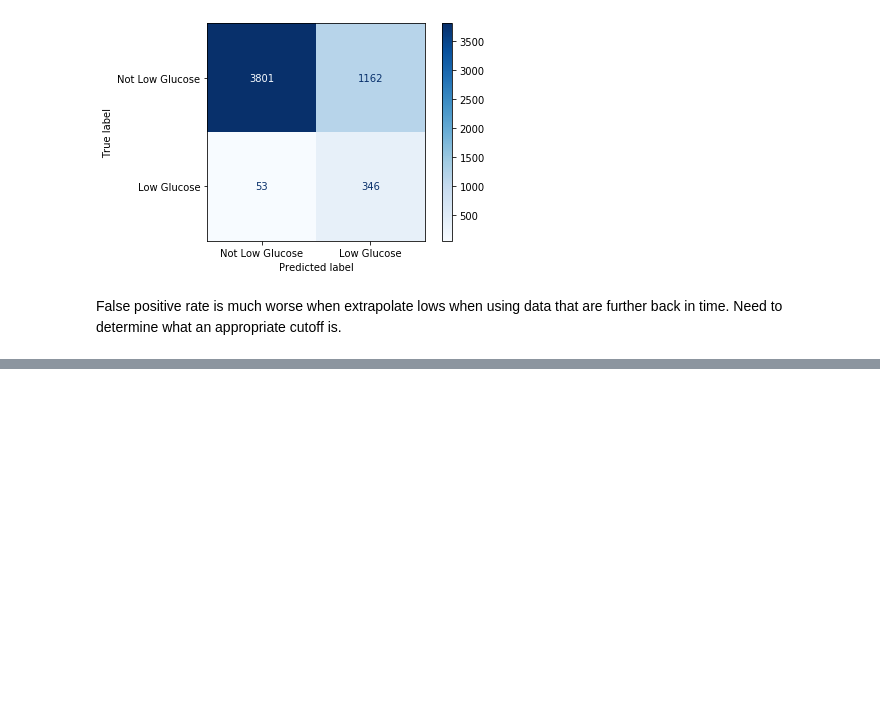
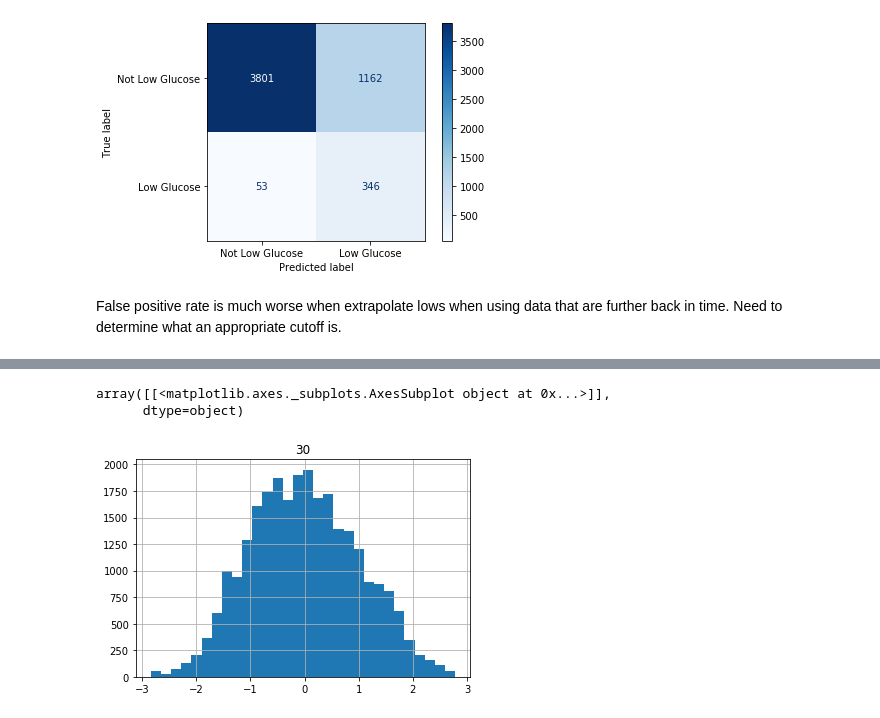
Before and after one commit to josh-tollefson/glucose, a Jupyter notebook: model.ipynb, the cells around one changed output, grey strips where cells are left out. Drawn from its saved outputs; the diff is of its cells as text; code cells hidden in the pictures; blank space fills up the shorter version.

```diff
--- a/model.ipynb
+++ b/model.ipynb
@@ -175,0 +179,5 @@ False positive rate is much worse when extrapolate lows when using data that are
+# %%
+infile = './processed/CLARITY_Export_2021-03-01_min15_max60.csv'
+df = pd.read_csv(infile)
+df.dropna(inplace=True)
+df.tail()
@@ -175,0 +191,6 @@ False positive rate is much worse when extrapolate lows when using data that are
+# %%
+df.hist(column='30', bins=30)
+# %% [output]
+array([[<matplotlib.axes._subplots.AxesSubplot object at 0x...>]],
+      dtype=object)
+[figure, added]
```
Also changed, not shown: parts of 26 cells of this notebook.
